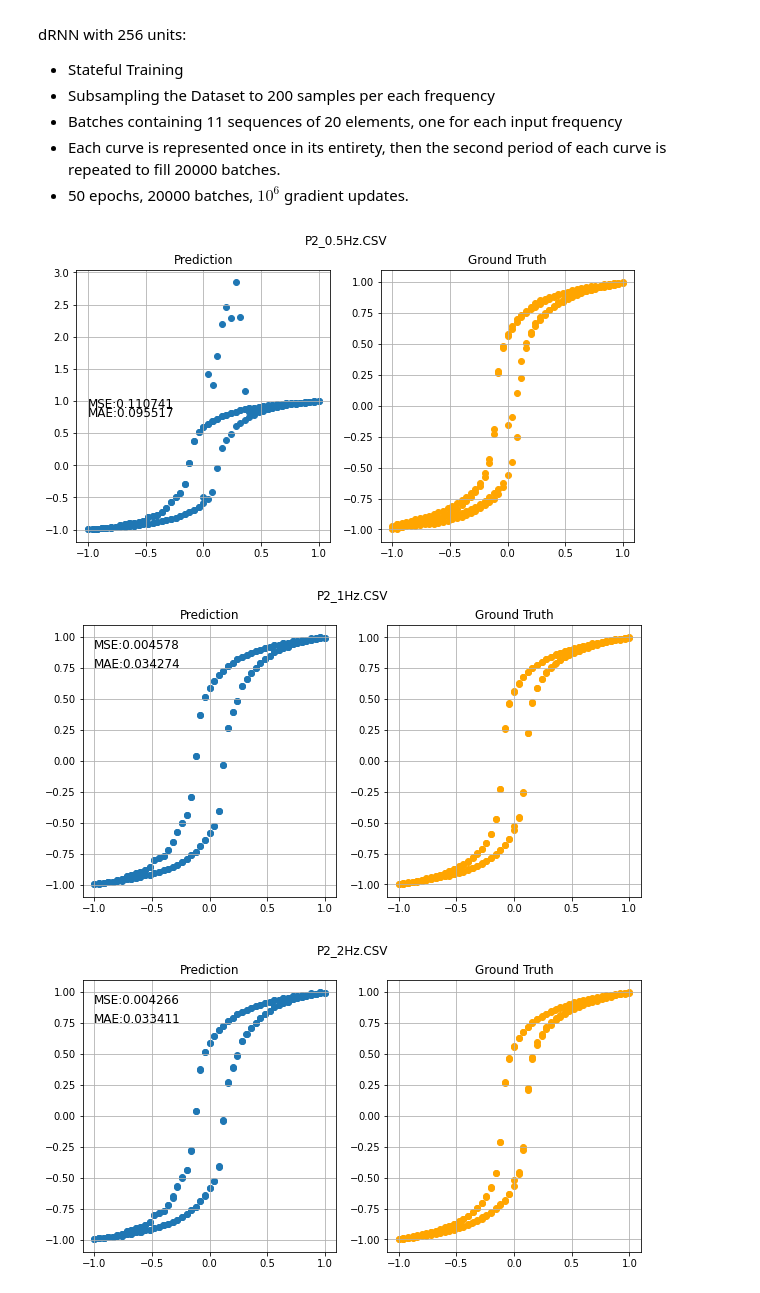
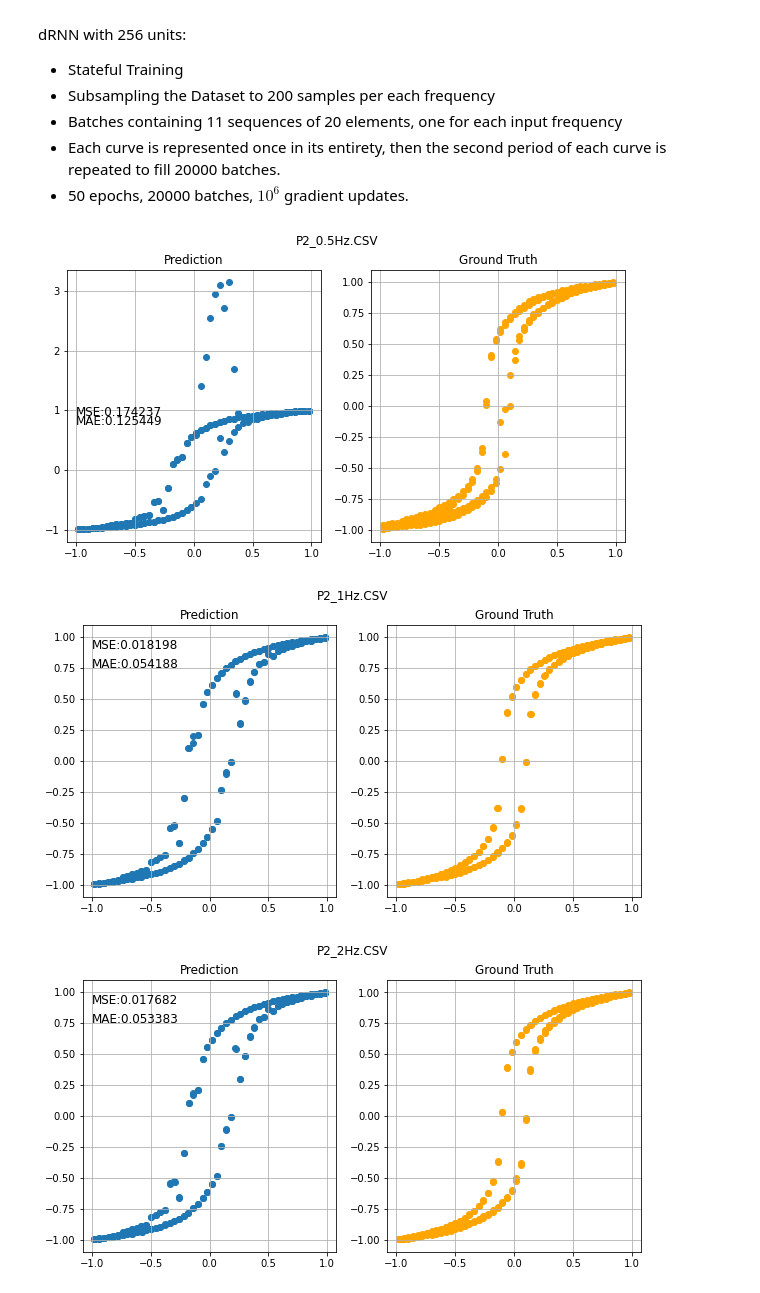
Before and after one commit to olivieromassi/Hysteresis-Modelling-with-Neural-Networks, a Jupyter notebook: PredictionComparison.ipynb, the cells around one changed output. Drawn from its saved outputs; the diff is of its cells as text; code cells hidden in the pictures.

Commit message:
Plotted the predictions on the Validation Set for Model 2 and 3

```diff
--- a/PredictionComparison.ipynb
+++ b/PredictionComparison.ipynb
@@ -63,10 +63,11 @@ seq_len = 20
 
 subsample_len = 200
 
-dataset_sub = {}
+val_dataset = collections.OrderedDict()
 
 for freq in dataset:
-    dataset_sub[freq] = dataset[freq].iloc[np.arange(0, len(dataset[freq]), int(len(dataset[freq])/subsample_len))]
+    if freq != 'P2_1kHz.CSV':
+        val_dataset[freq] = dataset[freq].iloc[np.arange(int((len(dataset[freq])/subsample_len) / 2), len(dataset[freq]), int(len(dataset[freq])/subsample_len))]
 # %%
 from sklearn.metrics import mean_squared_error, mean_absolute_error
 
@@ -140,20 +141,20 @@ dRNN with 256 units:
 *  100000 epochs, 10 batches, $10^6$ gradient updates.
 # %%
 # Read prediction file
-with open('/content/dRNN_256_units_seq_len_20_stateful_True_first_magnetization_True_subsampling_True_repeated_False_epochs_100000.h5_predictions.txt', 'r') as file:
+with open('/content/dRNN_256_units_seq_len_20_stateful_True_first_magnetization_True_subsampling_True_repeated_False_epochs_100000.h5_validation_predictions.txt', 'r') as file:
      model_predictions = json.load(file)
 # %%
-# Testing the model on the training data itself, only to have an idea of what it is learning
+# Testing the model on the validation data, to have an idea of what it is learning
 y_pred = []
 
-for freq in dataset:
-    x_signal = np.array(dataset_sub[freq][['H']])
+for freq in val_dataset:
+    x_signal = np.array(val_dataset[freq][['H']])
     # Divide the signal in batches
     x = x_signal.reshape(-1, seq_len)
 
     # Reshape batch predictions into a single array
     y_pred = np.array(model_predictions[freq]).reshape(-1, 1)
-    y_true = dataset_sub[freq]['B']
+    y_true = val_dataset[freq]['B']
 
     plot_prediction(y_pred, y_true, x_signal, freq)
 # %% [output]
@@ -179,23 +179,23 @@ dRNN with 256 units:
 *  50 epochs, 20000 batches, $10^6$ gradient updates.
 # %%
 # Read prediction file
-with open('/content/dRNN_256_units_seq_len_20_stateful_True_first_magnetization_True_subsampling_True_repeated_True_epochs_50.h5_predictions.txt', 'r') as file:
+with open('/content/dRNN_256_units_seq_len_20_stateful_True_first_magnetization_True_subsampling_True_repeated_True_epochs_50.h5_validation_predictions.txt', 'r') as file:
      model_predictions = json.load(file)
 # %%
-# Testing the model on the training data itself, only to have an idea of what it is learning
+# Testing the model on the validation data, to have an idea of what it is learning
 y_pred = []
 
-for freq in dataset:
-    x_signal = np.array(dataset_sub[freq][['H']])
+for freq in val_dataset:
+    x_signal = np.array(val_dataset[freq][['H']])
     # Divide the signal in batches
     x = x_signal.reshape(-1, seq_len)
 
     # Reshape batch predictions into a single array
     y_pred = np.array(model_predictions[freq]).reshape(-1, 1)
-    y_true = dataset_sub[freq]['B']
+    y_true = val_dataset[freq]['B']
 
     plot_prediction(y_pred, y_true, x_signal, freq)
 # %% [output]
-[figure, old version]
+[figure, new version]
-[figure, old version]
+[figure, new version]
-[figure, old version]
+[figure, new version]
```
Also changed, not shown: parts of 3 cells of this notebook.
